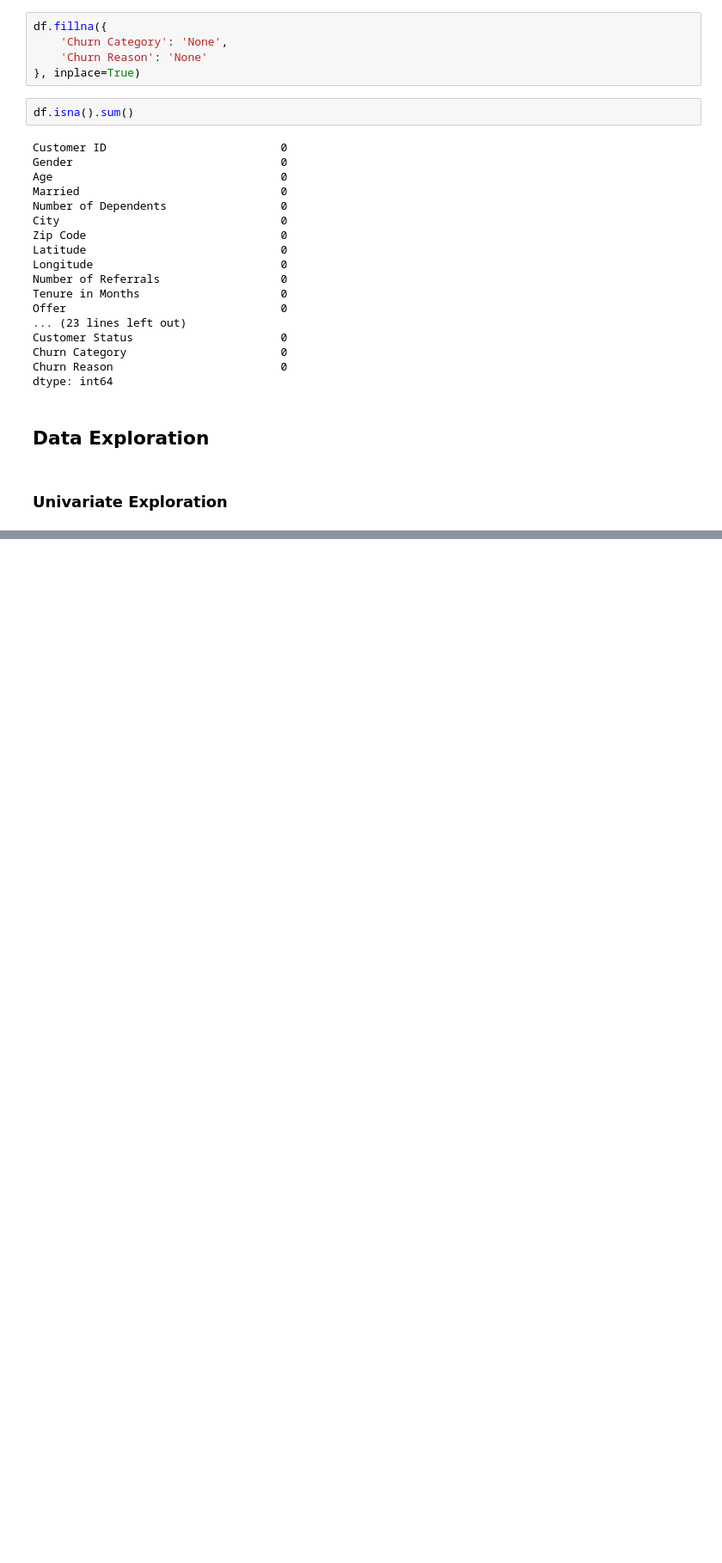
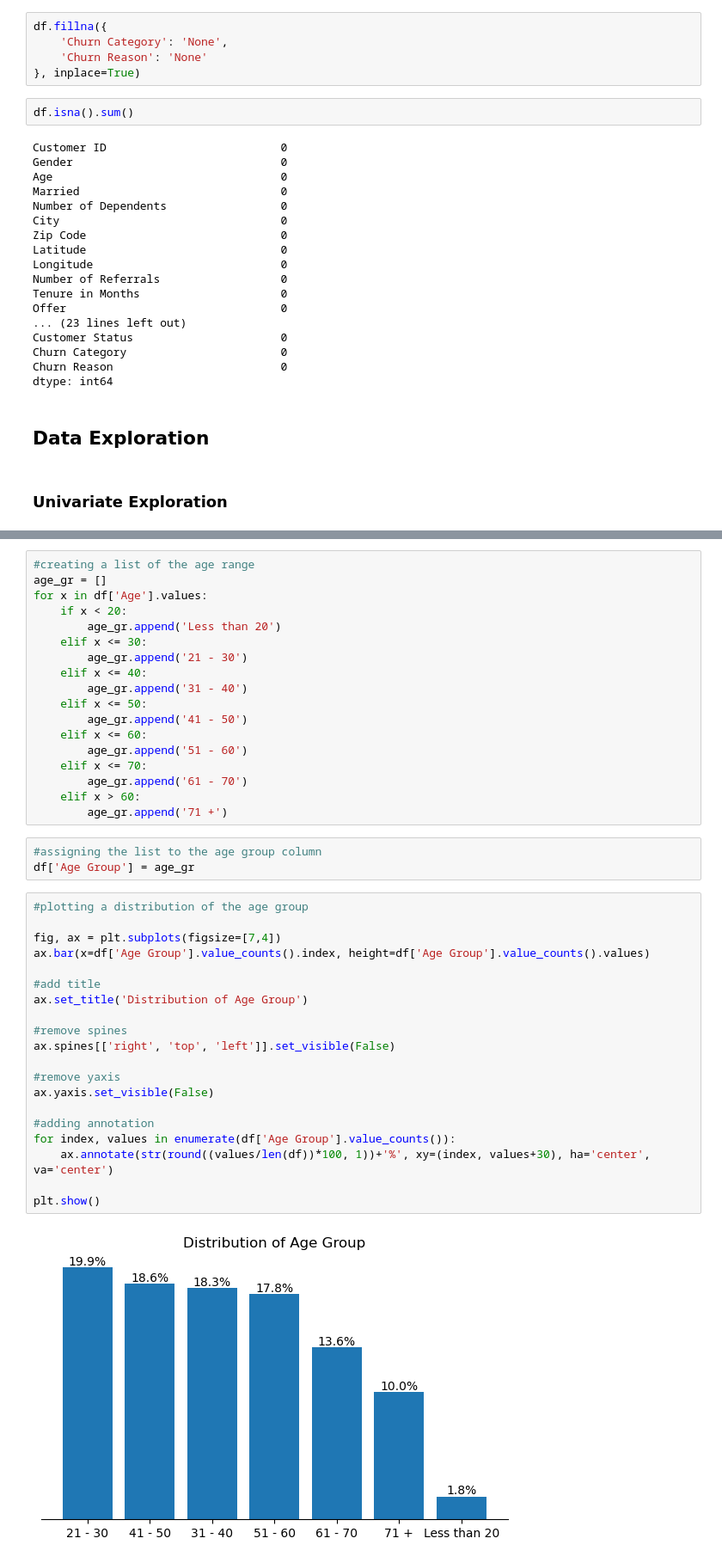
Before and after one commit to valezenwanne/Telecom_Customer_Churn_Prediction, a Jupyter notebook: Telecom_Customer_Churn_Prediction.ipynb, the cells around one changed output, grey strips where cells are left out. Shown at 86% size. Cells and saved outputs as stored; diff of their text form; blank space fills up the shorter version.

```diff
--- a/Telecom_Customer_Churn_Prediction.ipynb
+++ b/Telecom_Customer_Churn_Prediction.ipynb
@@ -359,0 +387,43 @@ plt.show()
+# %%
+#creating a list of the age range
+age_gr = []
+for x in df['Age'].values:
+    if x < 20:
+        age_gr.append('Less than 20')
+    elif x <= 30:
+        age_gr.append('21 - 30')
+    elif x <= 40:
+        age_gr.append('31 - 40')
+    elif x <= 50:
+        age_gr.append('41 - 50')
+    elif x <= 60:
+        age_gr.append('51 - 60')
+    elif x <= 70:
+        age_gr.append('61 - 70')
+    elif x > 60:
+        age_gr.append('71 +')
+# %%
+#assigning the list to the age group column
+df['Age Group'] = age_gr
+# %%
+#plotting a distribution of the age group
+
+fig, ax = plt.subplots(figsize=[7,4])
+ax.bar(x=df['Age Group'].value_counts().index, height=df['Age Group'].value_counts().values)
+
+#add title
+ax.set_title('Distribution of Age Group')
+
+#remove spines
+ax.spines[['right', 'top', 'left']].set_visible(False)
+
+#remove yaxis
+ax.yaxis.set_visible(False)
+
+#adding annotation
+for index, values in enumerate(df['Age Group'].value_counts()):
+    ax.annotate(str(round((values/len(df))*100, 1))+'%', xy=(index, values+30), ha='center', va='center')
+
+plt.show()
+# %% [output]
+[figure, added]
```
Also changed, not shown: parts of 11 cells of this notebook.
